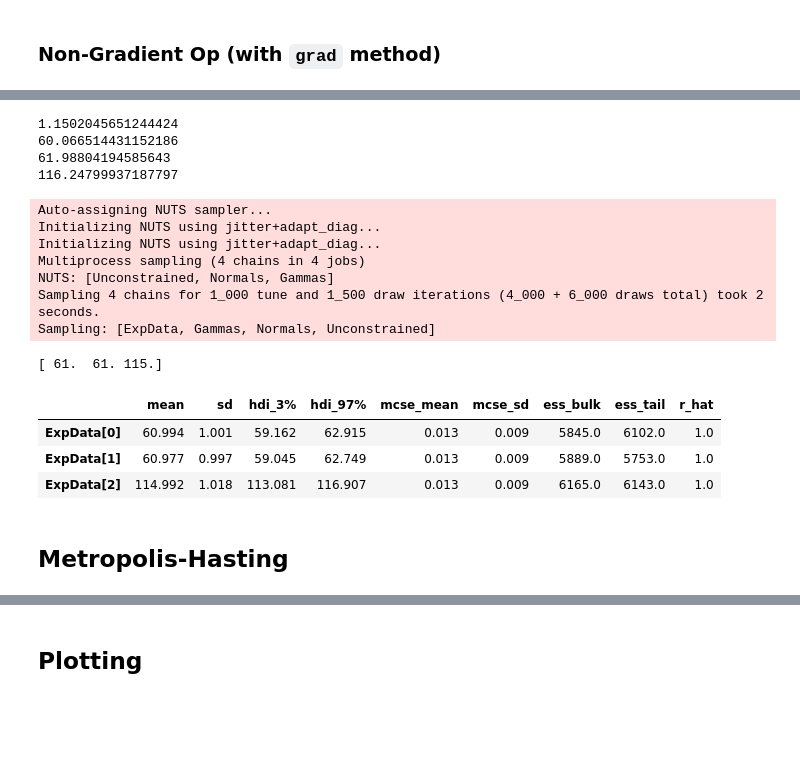
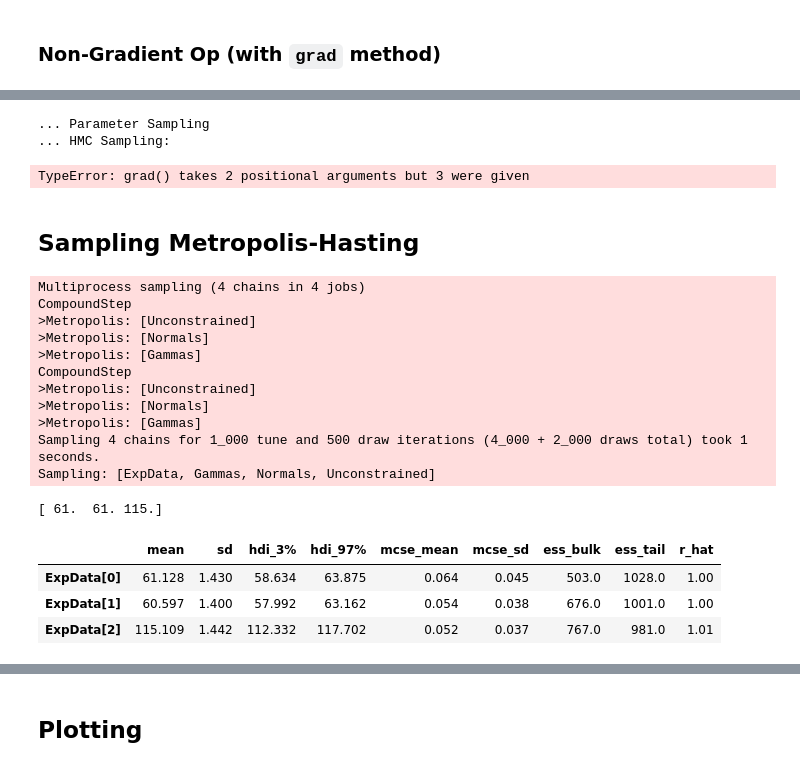
Before and after one commit to malin-horstmann/bayesian_pyhf, a Jupyter notebook: src/pyhf_pymc/sampling.ipynb, the cells around one changed output, grey strips where cells are left out. Cells and saved outputs as stored; diff of their text form; code cells hidden in the pictures; blank space fills up the shorter version.

```diff
--- a/src/pyhf_pymc/sampling.ipynb
+++ b/src/pyhf_pymc/sampling.ipynb
@@ -237,38 +254,56 @@ plt.scatter(np.linspace(0, 17, 17), build_pars)
 # %%
-mu = []
-with pm.Model():
+print('... Parameter Sampling')
+with pm.Model() as m:
     pars = prepare_inference.priors2pymc(prepared_model)
-    # print(pars[0].eval())
-    pars = model.config.suggested_init()
+    # pars = model.config.suggested_init()
+    # pm.sample()
+
+print('... HMC Sampling:')
+
+with m:
     expData_op = ExpDataOp()
-    ExpData = pm.Normal("ExpData", mu=expData_op(pars).eval(), sigma=1, observed=obs)
-    print(ExpData[0].eval())
-    print(ExpData[1].eval())
-    print(ExpData[2].eval())
+    ExpData = pm.Normal("ExpData", mu=expData_op(pars), sigma=1, observed=obs)
 
-    # step = pm.HamiltonianMC()
     post_data = pm.sample(1500)
     post_pred = pm.sample_posterior_predictive(post_data)
     prior_pred = pm.sample_prior_predictive(1500)
 
-print(model.expected_actualdata(model.config.suggested_init()))
 az.summary(post_pred, var_names="ExpData")
 # %% [output]
-1.1502045651244424
-60.066514431152186
-61.98804194585643
-116.24799937187797
+... Parameter Sampling
+... HMC Sampling:
-Auto-assigning NUTS sampler...
-Initializing NUTS using jitter+adapt_diag...
-Initializing NUTS using jitter+adapt_diag...
-Multiprocess sampling (4 chains in 4 jobs)
-NUTS: [Unconstrained, Normals, Gammas]
-Sampling 4 chains for 1_000 tune and 1_500 draw iterations (4_000 + 6_000 draws total) took 2 seconds.
-Sampling: [ExpData, Gammas, Normals, Unconstrained]
+TypeError: grad() takes 2 positional arguments but 3 were given
-[ 61.  61. 115.]
-|  | mean | sd | hdi_3% | hdi_97% | mcse_mean | mcse_sd | ess_bulk | ess_tail | r_hat |
-| ExpData[0] | 60.994 | 1.001 | 59.162 | 62.915 | 0.013 | 0.009 | 5845.0 | 6102.0 | 1.0 |
-| ExpData[1] | 60.977 | 0.997 | 59.045 | 62.749 | 0.013 | 0.009 | 5889.0 | 5753.0 | 1.0 |
-| ExpData[2] | 114.992 | 1.018 | 113.081 | 116.907 | 0.013 | 0.009 | 6165.0 | 6143.0 | 1.0 |
 # %% [markdown]
-## Metropolis-Hasting
+## Sampling Metropolis-Hasting
+# %%
+with pm.Model():
+
+        final = prepare_inference.priors2pymc(prepared_model)
+        # final = model.config.suggested_init()
+
+        mu = MH_inference.ExpDataOp('mainOp', processed_expData)
+        ExpData = pm.Normal('ExpData', mu=mu(final), sigma=1, observed=obs)
+
+        MetrHast_post_data = pm.sample(500)
+        MetrHast_post_pred = pm.sample_posterior_predictive(MetrHast_post_data)
+        MetrHast_prior_pred = pm.sample_prior_predictive(500)
+
+print(model.expected_actualdata(model.config.suggested_init()))
+az.summary(MetrHast_post_pred)
+# %% [output]
+Multiprocess sampling (4 chains in 4 jobs)
+CompoundStep
+>Metropolis: [Unconstrained]
+>Metropolis: [Normals]
+>Metropolis: [Gammas]
+CompoundStep
+>Metropolis: [Unconstrained]
+>Metropolis: [Normals]
+>Metropolis: [Gammas]
+Sampling 4 chains for 1_000 tune and 500 draw iterations (4_000 + 2_000 draws total) took 1 seconds.
+Sampling: [ExpData, Gammas, Normals, Unconstrained]
+[ 61.  61. 115.]
+|  | mean | sd | hdi_3% | hdi_97% | mcse_mean | mcse_sd | ess_bulk | ess_tail | r_hat |
+| ExpData[0] | 61.128 | 1.430 | 58.634 | 63.875 | 0.064 | 0.045 | 503.0 | 1028.0 | 1.00 |
+| ExpData[1] | 60.597 | 1.400 | 57.992 | 63.162 | 0.054 | 0.038 | 676.0 | 1001.0 | 1.00 |
+| ExpData[2] | 115.109 | 1.442 | 112.332 | 117.702 | 0.052 | 0.037 | 767.0 | 981.0 | 1.01 |
```
Also changed, not shown: parts of 17 cells of this notebook, 2 other files.
